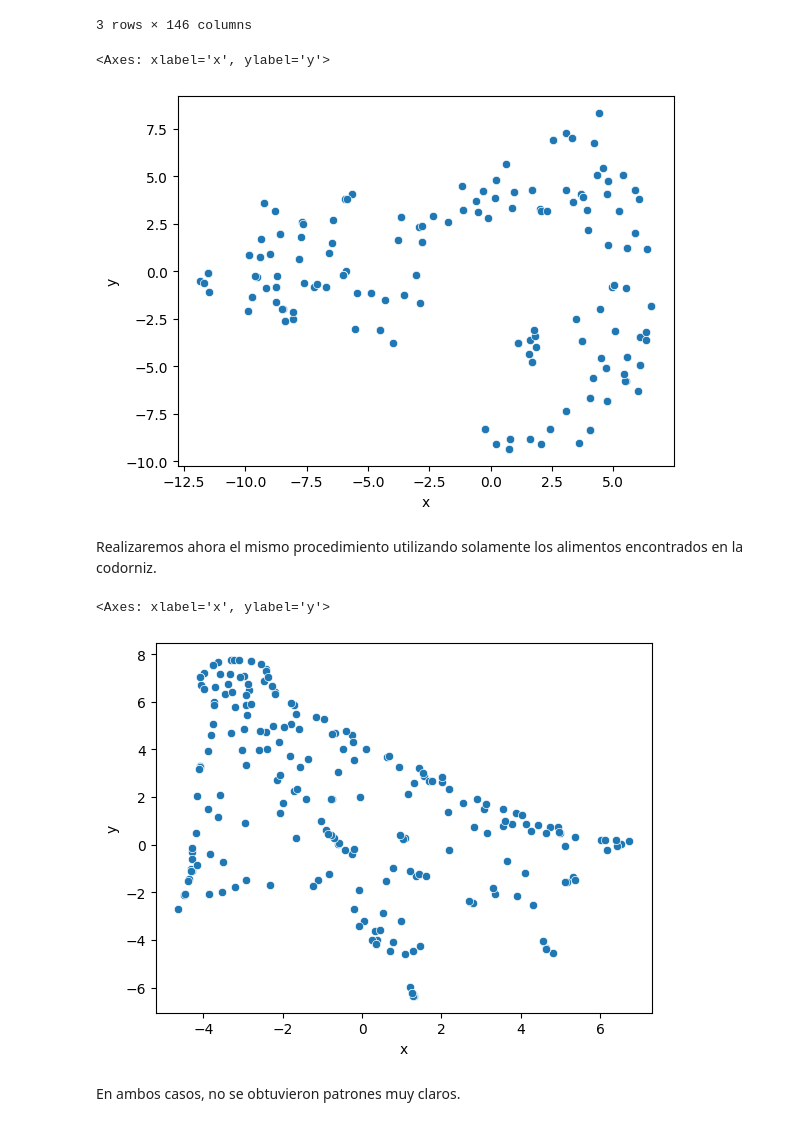
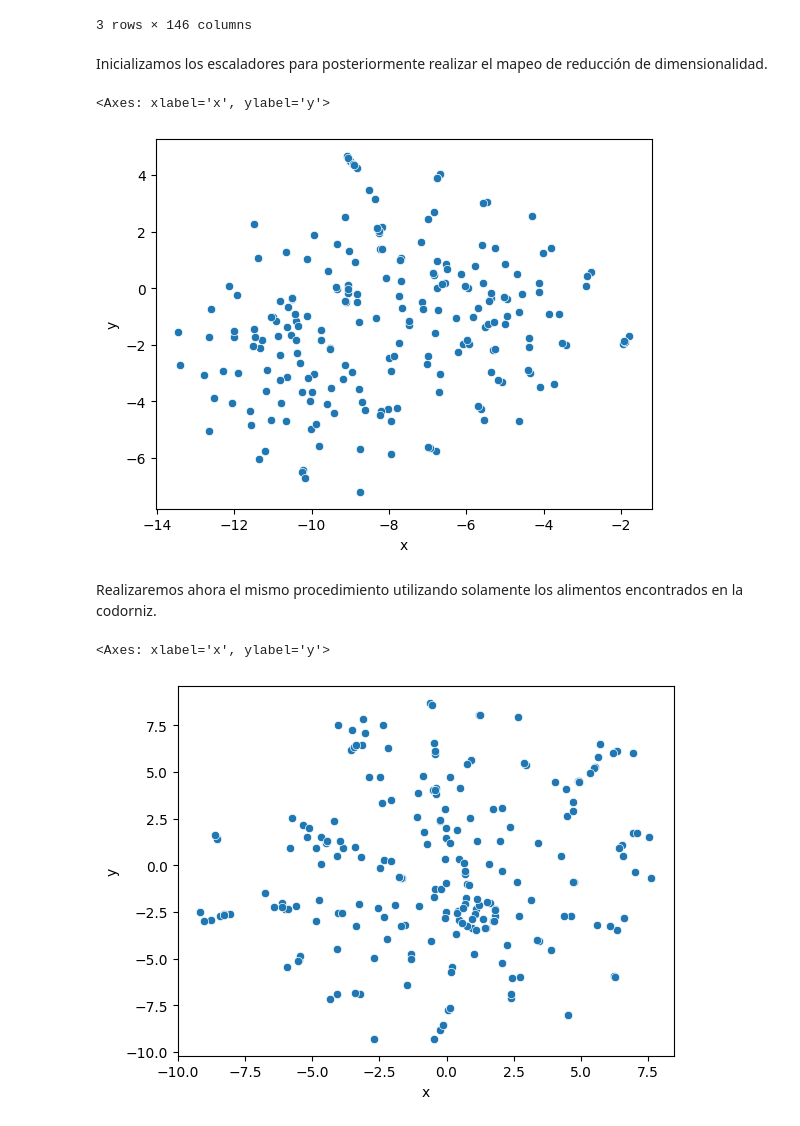
Before and after one commit to fofojaramillo/codornices-proyecto, a Jupyter notebook: Reducción_Dimensionalidad.ipynb, the cells around one changed output. Cells and saved outputs as stored; diff of their text form; code cells hidden in the pictures.

```diff
--- a/Reducción_Dimensionalidad.ipynb
+++ b/Reducción_Dimensionalidad.ipynb
@@ -8,5 +9,5 @@ from sklearn.manifold import TSNE
 # %%
-df = pd.read_csv('data/dataset_preprocessed.csv')
+df = pd.read_csv('data/dataset_preprocessed(1).csv')
 df.head(3)
 # %% [output]
 |  | Unnamed: 0 | id | edad | sexo | estado | peso total | Oxalis | Quercus | Cyp.bulb | Phaseolus | ... |
@@ -14,32 +15,35 @@ df.head(3)
 | 1 | 1 | 2014-105 | J | Male | NM | 3.9632 | 3.9632 | 0.0 | 0.0 | 0.0000 | ... |
 | 2 | 2 | 2016-133 | A | Female | AZ | 5.4562 | 3.8238 | 0.0 | 0.0 | 0.6148 | ... |
 3 rows × 146 columns
+# %% [markdown]
+Inicializamos los escaladores para posteriormente realizar el mapeo de reducción de dimensionalidad.
+# %%
+scaler = MinMaxScaler()
+scaler2 = MinMaxScaler()
 # %%
-df_subset =df.drop(columns = ['edad', 'sexo', 'estado', 'gap', 'id', 'Unnamed: 0'] )
-df_subset_al = df_subset.drop(columns = ['time', 'dist camino',	'ppanual17',	'tmedia17',	'altitud',	'lat',	'lon',	'hcrop',	'hland'] )
-X = df_subset.values
-X_al = df_subset_al.values
+df_subset =df.drop(columns = ['edad', 'sexo', 'estado', 'gap', 'id', 'Unnamed: 0', 'lon', 'lat'] )
+df_subset_al = df_subset.drop(columns = ['time', 'dist camino',	'ppanual17',	'tmedia17',	'altitud',	'hcrop',	'hland'] )
+X = scaler.fit_transform(np.array(df_subset))
+X_al = scaler2.fit_transform(np.array(df_subset_al))
 # %%
 X_embedded = TSNE(n_components=2, learning_rate='auto',
-                   init='random', perplexity=40, n_iter =1000).fit_transform(X)
+                   init='random', perplexity=60, n_iter =3000, early_exaggeration= 100).fit_transform(X)
 
 DF = pd.DataFrame(X_embedded, columns = ['x','y'])
 
 sns.scatterplot(DF, x = 'x', y = 'y')
 # %% [output]
 <Axes: xlabel='x', ylabel='y'>
-[figure, old version]
+[figure, new version]
 # %% [markdown]
 Realizaremos ahora el mismo procedimiento utilizando solamente los alimentos encontrados en la codorniz.
 # %%
 X_embedded = TSNE(n_components=2, learning_rate='auto',
-                   init='random', perplexity=60, n_iter =1000).fit_transform(X_al)
+                   init='random', perplexity=40, n_iter =700).fit_transform(X_al)
 
 DF = pd.DataFrame(X_embedded, columns = ['x','y'])
 
 sns.scatterplot(DF, x = 'x', y = 'y')
 # %% [output]
 <Axes: xlabel='x', ylabel='y'>
-[figure, old version]
+[figure, new version]
-# %% [markdown]
-En ambos casos, no se obtuvieron patrones muy claros.
```
Also changed, not shown: parts of 7 cells of this notebook, 2 other files.
